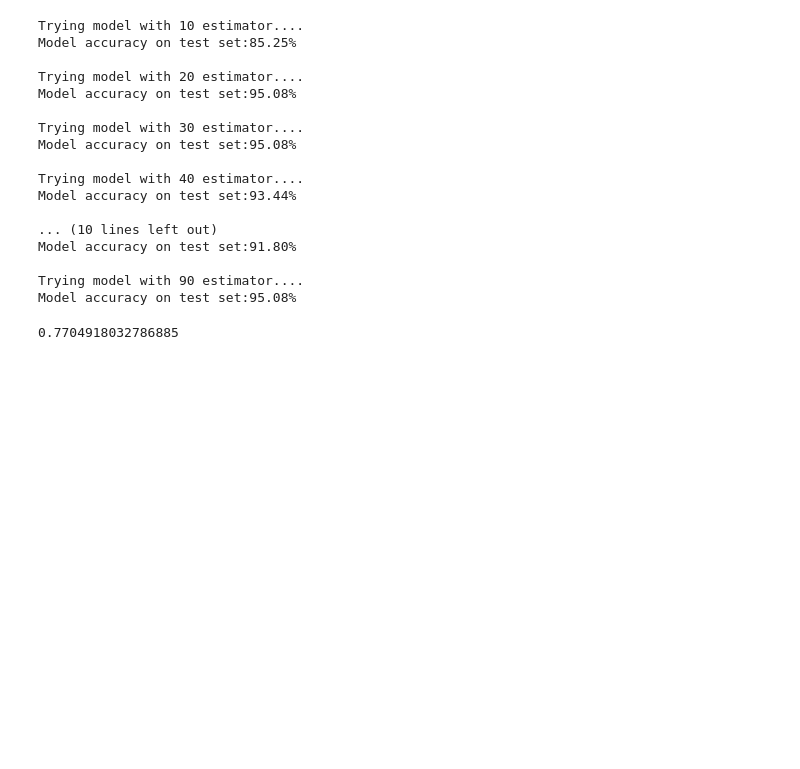
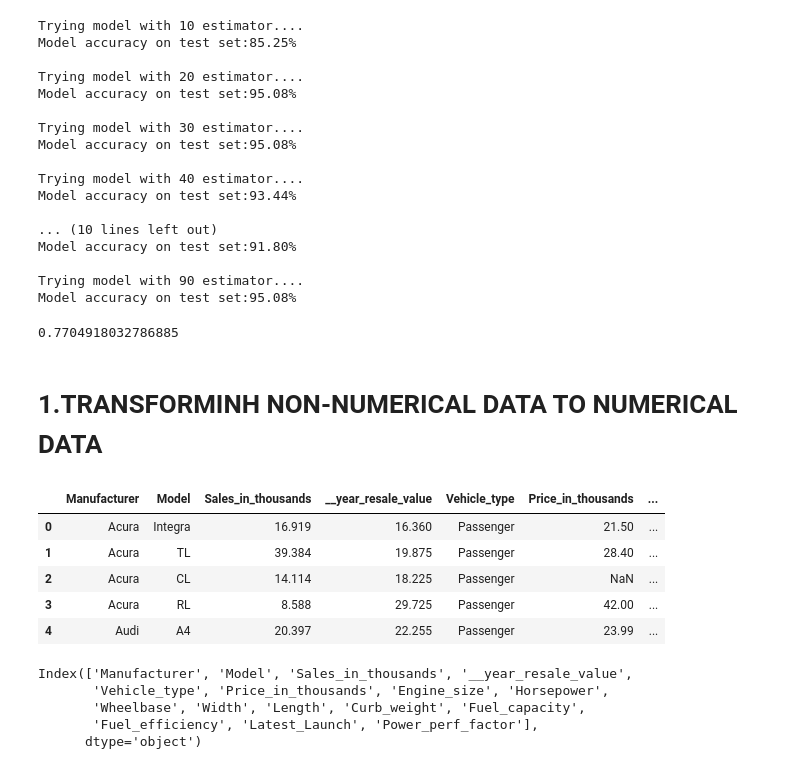
Before and after one commit to Grimmwolf-lab/Machine-learning-Projects, a Jupyter notebook: Introduction-to-scikit-learn.ipynb, the cells around one changed output. Cells and saved outputs as stored; diff of their text form; code cells hidden in the pictures; blank space fills up the shorter version.

```diff
--- a/Introduction-to-scikit-learn.ipynb
+++ b/Introduction-to-scikit-learn.ipynb
@@ -185,3 +200,28 @@ loaded_model = pickle.load(open("Random_classifier_1.pkl","rb"))
 loaded_model.score(X_test, y_test)
 # %% [output]
 0.7704918032786885
+# %% [markdown]
+# 1.TRANSFORMINH NON-NUMERICAL DATA TO NUMERICAL DATA
+# %%
+import pandas as pd
+import numpy as np
+import warnings
+warnings.filterwarnings('ignore')
+
+df = pd.read_csv("data/Car_sales.csv")
+df.head()
+# %% [output]
+|  | Manufacturer | Model | Sales_in_thousands | __year_resale_value | Vehicle_type | Price_in_thousands | ... |
+| 0 | Acura | Integra | 16.919 | 16.360 | Passenger | 21.50 | ... |
+| 1 | Acura | TL | 39.384 | 19.875 | Passenger | 28.40 | ... |
+| 2 | Acura | CL | 14.114 | 18.225 | Passenger | NaN | ... |
+| 3 | Acura | RL | 8.588 | 29.725 | Passenger | 42.00 | ... |
+| 4 | Audi | A4 | 20.397 | 22.255 | Passenger | 23.99 | ... |
+# %%
+df.columns
+# %% [output]
+Index(['Manufacturer', 'Model', 'Sales_in_thousands', '__year_resale_value',
+       'Vehicle_type', 'Price_in_thousands', 'Engine_size', 'Horsepower',
+       'Wheelbase', 'Width', 'Length', 'Curb_weight', 'Fuel_capacity',
+       'Fuel_efficiency', 'Latest_Launch', 'Power_perf_factor'],
+      dtype='object')
```
Also changed, not shown: parts of 33 cells of this notebook, 1 other file.
